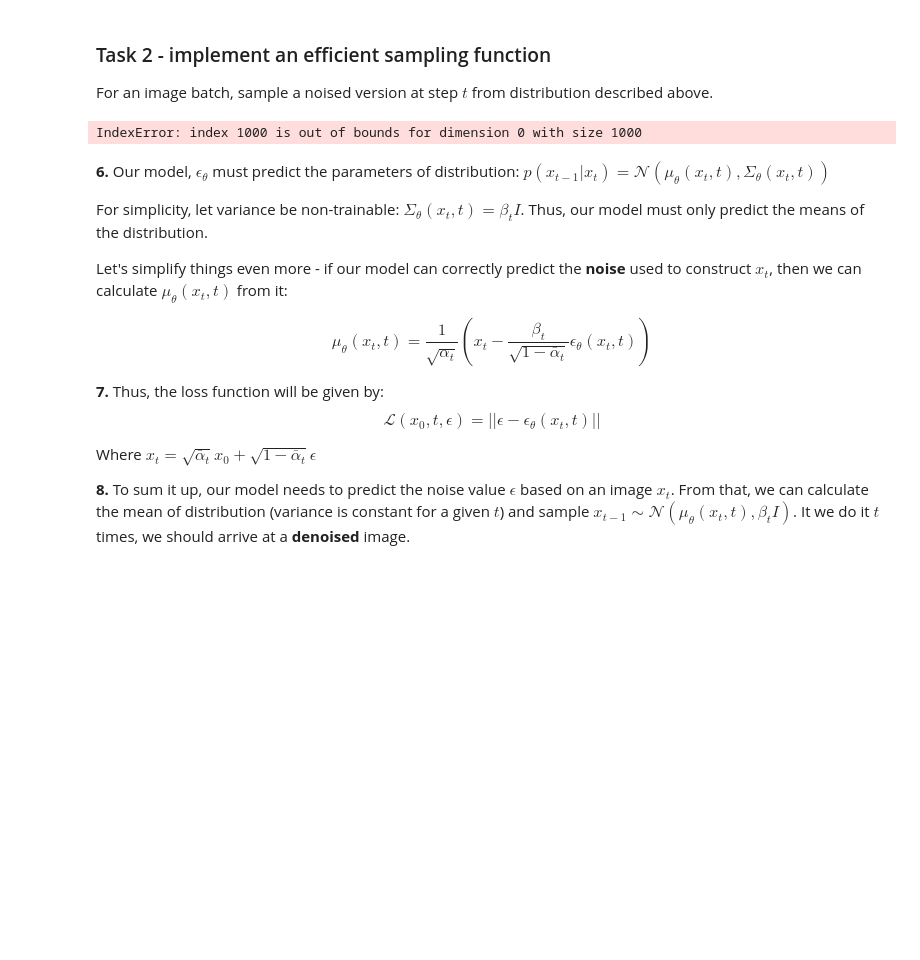
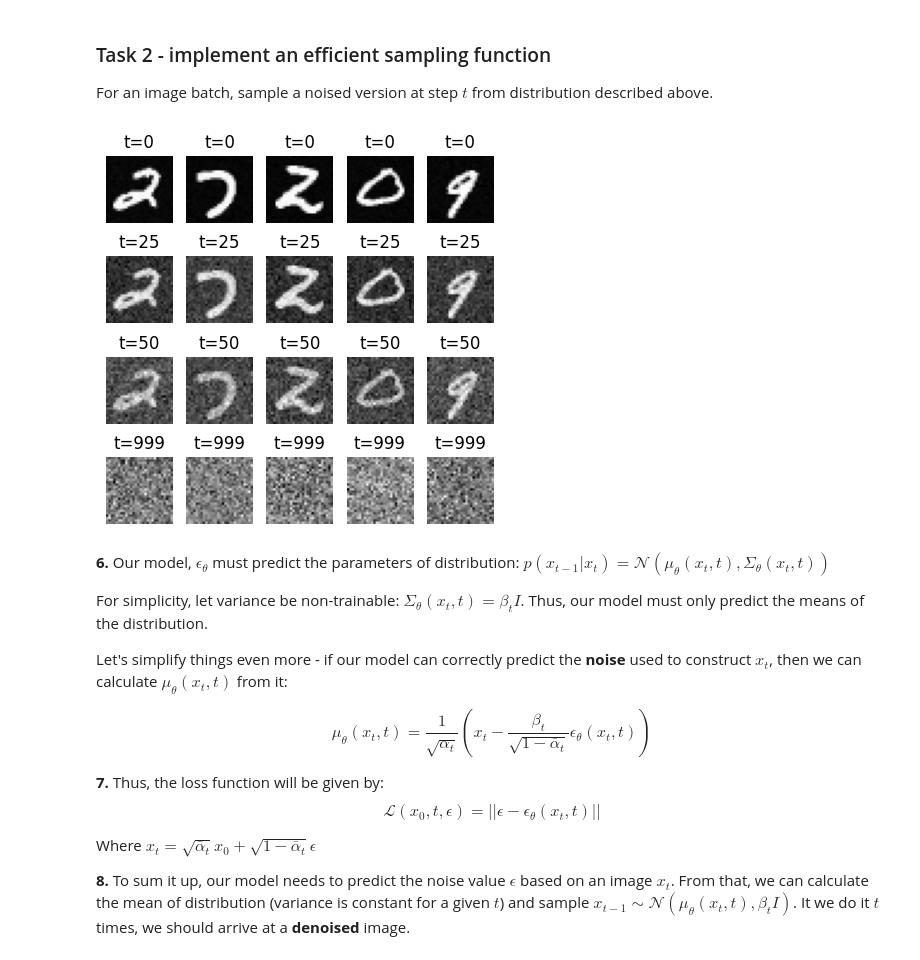
Before and after one commit to Nauteirius/wzum-24, a Jupyter notebook: lab6_diffusion.ipynb, the cells around one changed output. Drawn from its saved outputs; the diff is of its cells as text; code cells hidden in the pictures; blank space fills up the shorter version.

```diff
--- a/lab6_diffusion.ipynb
+++ b/lab6_diffusion.ipynb
@@ -134,49 +138,61 @@ def single_noise(x, t, b0=1e-4, bT=0.02, T=1000):
         * epsilon - noise tensor of the same shape as x
 
     """
-    B, C, H, W = x.shape
 
-    # Ensure t is a tensor
-    t = torch.tensor(t, dtype=torch.float32)
 
     # Calculate the noise schedule beta for all timesteps
     beta = torch.linspace(b0, bT, T)
-
+    #print(beta)
     # Calculate alpha and cumulative product of alpha
     alpha = 1 - beta
     alpha_cumprod = torch.cumprod(alpha, dim=0)
 
+    #print(torch.cumprod(alpha[:5], dim=0))
     # Get the corresponding cumulative product value for each timestep in the batch
-    alpha_cumprod_t = alpha_cumprod[t.long()]
+    #alpha_cumprod_t = [torch.cumprod(alpha[:i+1], dim=0) for i,_ in enumerate(alpha)]
+    #print(type(alpha_cumprod_t))
+    #print(alpha_cumprod_t[5])
+    #alpha_cumprod_t = torch.tensor(alpha_cumprod_t)
+    #print(alpha_cumprod_t.shape)
 
     # Calculate sqrt_alpha_cumprod and sqrt_one_minus_alpha_cumprod
-    sqrt_alpha_cumprod = torch.sqrt(alpha_cumprod_t).view(-1, 1, 1, 1)  # (B, 1, 1, 1)
-    sqrt_one_minus_alpha_cumprod = torch.sqrt(1 - alpha_cumprod_t).view(-1, 1, 1, 1)  # (B, 1, 1, 1)
+    sqrt_alpha_cumprod = torch.sqrt(alpha_cumprod)
+    sqrt_one_minus_alpha_cumprod = torch.sqrt(1 - alpha_cumprod)
 
     # Sample noise
     epsilon = torch.randn_like(x)
 
     # Generate noised images
-    x = sqrt_alpha_cumprod * x + sqrt_one_minus_alpha_cumprod * epsilon
+    #print("x: ", x.shape, "\n sqrt_one_minus_alpha_cumprod: ", sqrt_one_minus_alpha_cumprod.shape, "\n epsilon: ",epsilon.shape, "\n t: ",t.shape)
+    #print(t, sqrt_alpha_cumprod[t])
+    #print(sqrt_alpha_cumprod[t])
+    #sqrt_alpha_cumprod = sqrt_alpha_cumprod[t].unsqueeze(-1).unsqueeze(-1).unsqueeze(-1)
+    #print("sqrt_alpha_cumprod[t]: ",sqrt_alpha_cumprod[t].shape)
+    #print("x ",x.shape)
+    #print("epsilon ",x.shape)
+    #print(sqrt_alpha_cumprod[t])
+
+    x = sqrt_alpha_cumprod[t] * x + sqrt_one_minus_alpha_cumprod[t] * epsilon
 
 
     return x, epsilon
 
 
 X_noised = {
     t: single_noise(X, t)[0] # we do not care about epsilon yet
-    for t in [0, 250, 500, 1000]
+    for t in [0, 25, 50, 999]
 }
 
 fig, ax = plt.subplots(ncols=len(X), nrows=len(X_noised), figsize=(len(X),len(X_noised)+1 ))
 
 for i, (t, Xs) in enumerate(X_noised.items()):
     for j, x in enumerate(Xs):
-        ax[i,j].imshow(F.to_pil_image(x))
+        ax[i, j].imshow(x.cpu().squeeze(0), cmap='gray')
+        #ax[i,j].imshow(F.to_pil_image(x))
         ax[i,j].axis("off")
         ax[i,j].set_title(f"{t=}")
 # %% [output]
-IndexError: index 1000 is out of bounds for dimension 0 with size 1000
+[figure, added]
 # %% [markdown]
 **6.** Our model, $\epsilon_\theta$ must predict the parameters of distribution: $p(x_{t-1} | x_t) = \mathcal{N}(\mu_\theta(x_t,t), \Sigma_\theta(x_t,t))$
 
```
Also changed, not shown: parts of 16 cells of this notebook.
